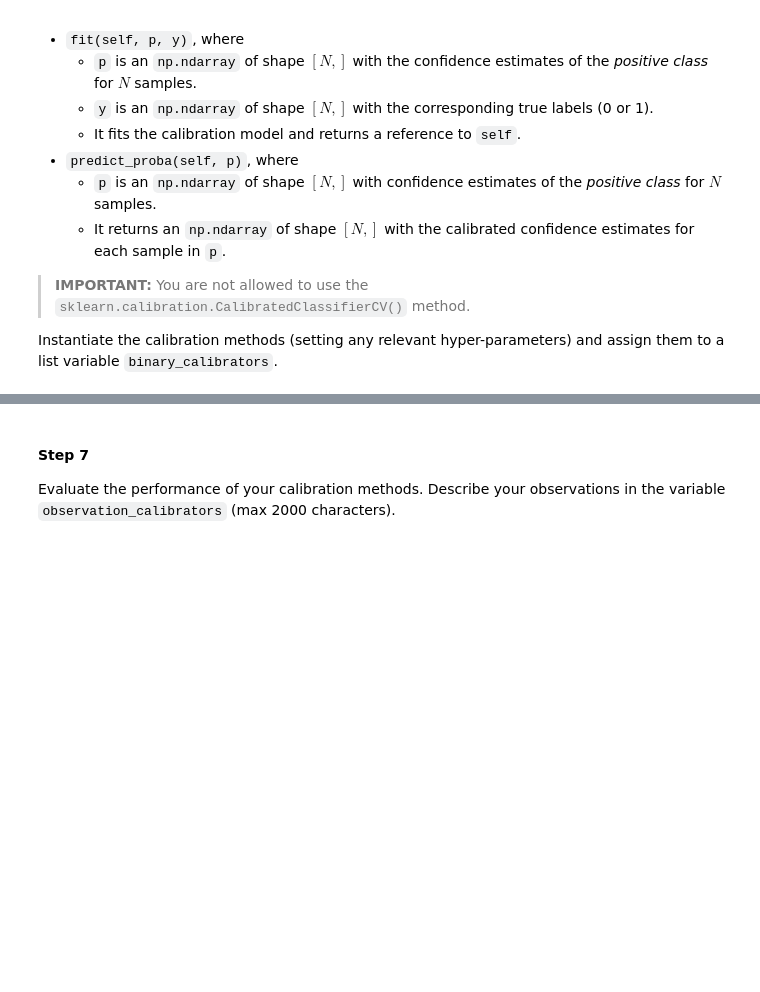
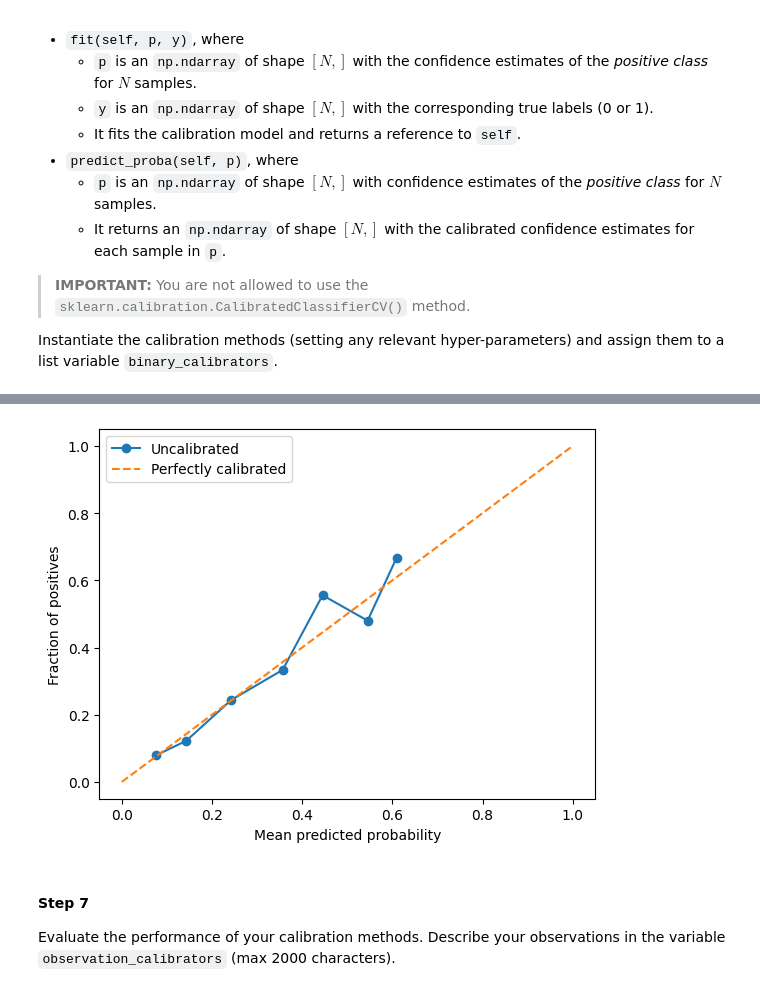
Before and after one commit to enesbkoca/wafer_calibration, a Jupyter notebook: calibration.ipynb, the cells around one changed output, grey strips where cells are left out. Saved outputs shown, nothing was run; the diff lists cells and outputs as text; code cells hidden in the pictures; blank space fills up the shorter version.

```diff
--- a/calibration.ipynb
+++ b/calibration.ipynb
@@ -325,3 +324,93 @@ Implement at least two calibration methods. Each calibration method should be a
 Instantiate the calibration methods (setting any relevant hyper-parameters) and assign them to a list variable `binary_calibrators`.
 # %%
 #// BEGIN_TODO [STEP_6] Implement calibration methods (1 point)
+
+# The two chosen calibration methods are: Isotonic Regression and Platt Scaling
+
+from sklearn.isotonic import IsotonicRegression
+from sklearn.linear_model import LogisticRegression
+
+class IsotonicCalibration:
+    def __init__(self):
+        self.model = IsotonicRegression()
+
+    def fit(self, p, y):
+        prob_true, prob_pred = calibration_curve(y, p, n_bins=6)
+        assert prob_true.shape == prob_pred.shape
+        self.model.fit(prob_pred, prob_true)
+        return self
+
+    def predict_proba(self, p):
+        return self.model.predict(p)
+
+class PlattScaling:
+    def __init__(self):
+        self.model = LogisticRegression(C=1e6)
+
+    def fit(self, p, y):
+        self.model.fit(p.reshape(-1, 1), y)
+        return self
+
+    def predict_proba(self, p):
+        return self.model.predict_proba(p.reshape(-1, 1))[:, 1]
+
+def test_calibrator(model):
+    model.fit(uncalibrated_y, y_binary_test)
+    y_calibrated = model.predict_proba(uncalibrated_y)
+    binary_uncalibrated = binary_metric.score(y_calibrated, y_binary_test)
+    print("Calibration error: ", binary_uncalibrated)
+
+    # Plot the new probabilities
+    prob_true, prob_pred = calibration_curve(y_binary_test, y_calibrated, n_bins=10)
+
+    # Plot the calibration curve
+    plt.plot(prob_pred, prob_true, marker='o', label='Uncalibrated')
+    plt.plot([0, 1], [0, 1], linestyle='--', label='Perfectly calibrated')
+    plt.xlabel('Mean predicted probability')
+    plt.ylabel('Fraction of positives')
+    plt.legend()
+    plt.show()
+
+ir = IsotonicCalibration()
+ps = PlattScaling()
+
+test_calibrator(ir)
+test_calibrator(ps)
+
+# ir.fit(uncalibrated_y, y_binary_test)
+#
+# y_calibrated = ir.predict_proba(y_pred)
+#
+# # Plot the new probabilities
+# prob_true, prob_pred = calibration_curve(y_binary_test, y_calibrated, n_bins=10)
+#
+# # Plot the calibration curve
+# plt.plot(prob_pred, prob_true, marker='o', label='Uncalibrated')
+# plt.plot([0, 1], [0, 1], linestyle='--', label='Perfectly calibrated')
+# plt.xlabel('Mean predicted probability')
+# plt.ylabel('Fraction of positives')
+# plt.legend()
+# plt.show()
+#
+# binary_uncalibrated = binary_metric.score(y_calibrated, y_binary_test)
+# print("Calibration error: ", binary_uncalibrated)
+#
+# # Platt Scaling
+# ps = PlattScaling()
+# ps.fit(uncalibrated_y, y_binary_test)
+# y_calibrated = ps.predict_proba(uncalibrated_y)
+#
+# # Plot new probabilities
+# prob_true, prob_pred = calibration_curve(y_binary_test, y_calibrated, n_bins=10)
+#
+# # Plot calibration curve
+# plt.plot(prob_pred, prob_true, marker='o', label='Uncalibrated')
+# plt.plot([0, 1], [0, 1], linestyle='--', label='Perfectly calibrated')
+# plt.xlabel('Mean predicted probability')
+# plt.ylabel('Fraction of positives')
+# plt.legend()
+# plt.show()
+#
+# binary_uncalibrated = binary_metric.score(y_calibrated, y_binary_test)
+# print("Calibration error: ", binary_uncalibrated)
+# %% [output]
@@ -328,3 +418,4 @@ Instantiate the calibration methods (setting any relevant hyper-parameters) and
+[figure, added]
 # %%
 #// END_TODO [STEP_6]
 # %% [markdown]
```
Also changed, not shown: parts of 2 cells of this notebook.
